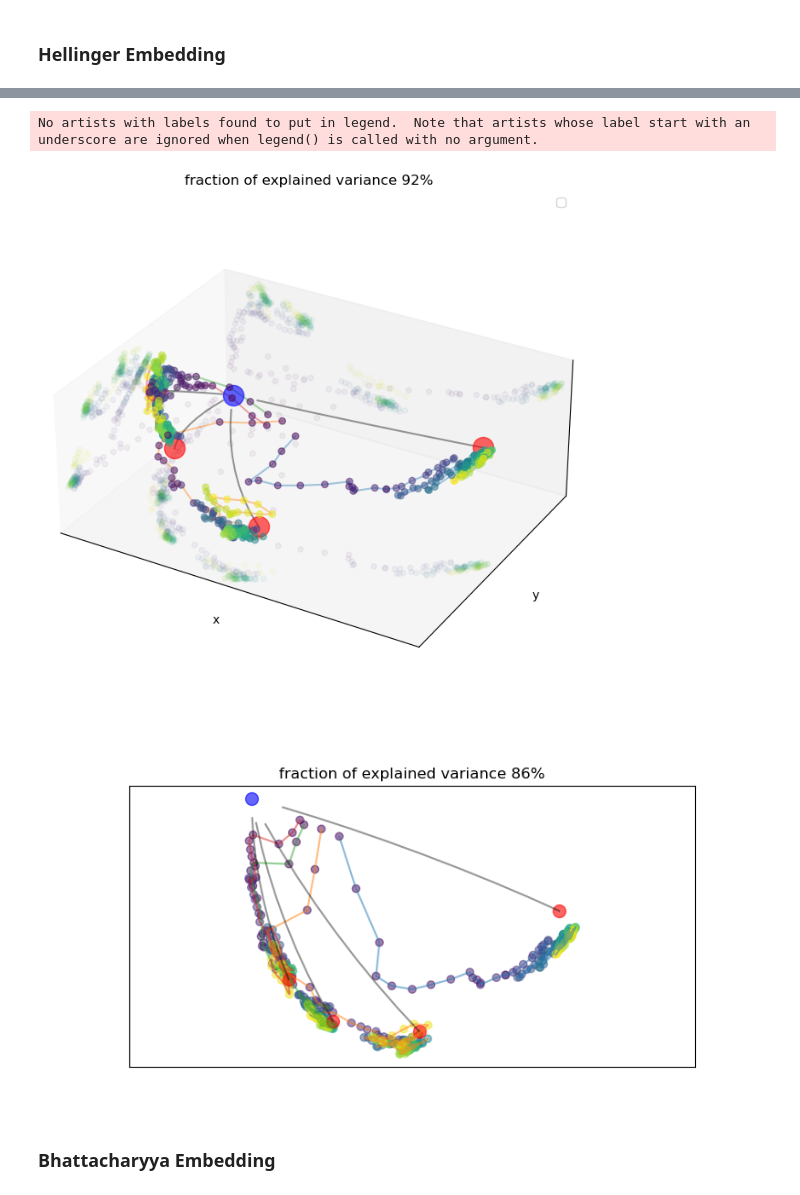
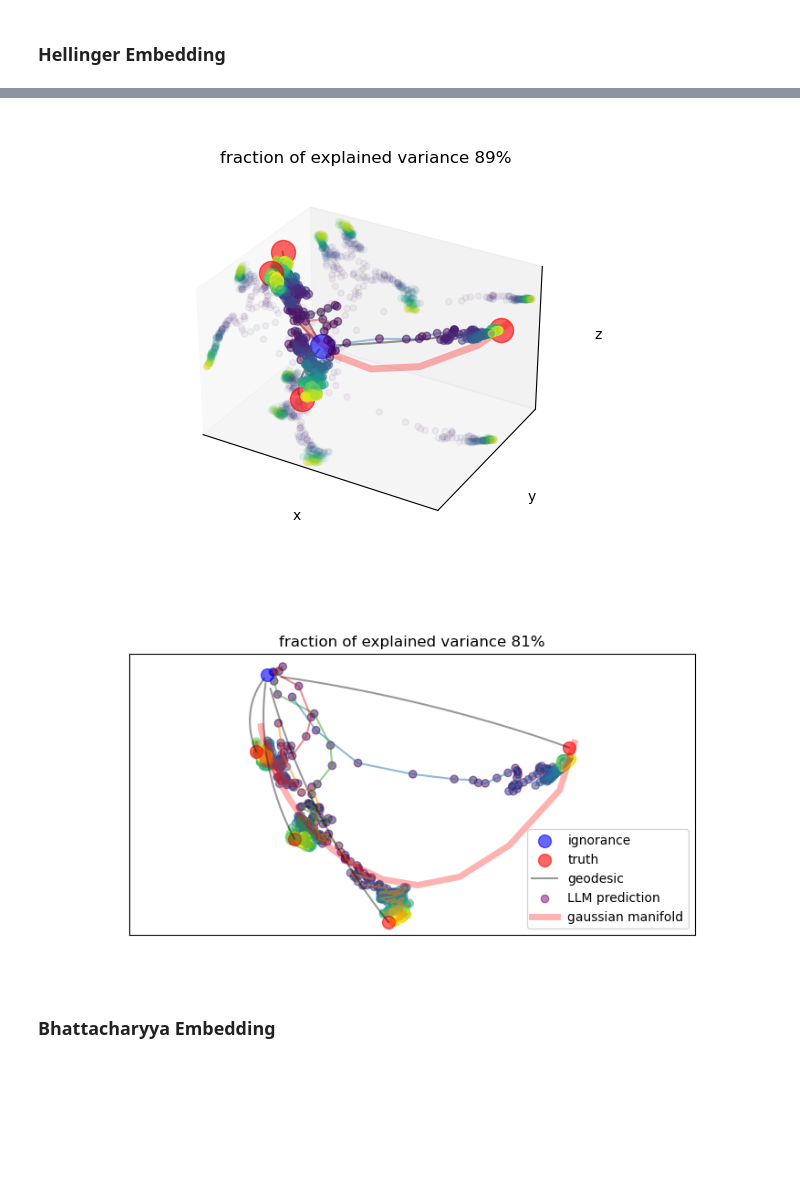
Before and after one commit to AntonioLiu97/LLMICL_inPCA, a Jupyter notebook: inPCA/inPCA_multi_traj.ipynb, the cells around one changed output, grey strips where cells are left out. Saved outputs shown, nothing was run; the diff lists cells and outputs as text; code cells hidden in the pictures; blank space fills up the shorter version.

```diff
--- a/inPCA/inPCA_multi_traj.ipynb
+++ b/inPCA/inPCA_multi_traj.ipynb
@@ -179,10 +220,26 @@ for i in range(len(PDF_list_multi_traj)):
     PDF_list_multi_traj[i] = average_PDF_list(PDF_list_multi_traj[i], avg_interval = avg_interval)
 # %%
 ### Calculate geodesic
-geodesic_steps = 10
 PDF_geodesic_list_multi_traj = []
 example_PDF_list = PDF_list_multi_traj[0]
 for true_stat in true_statistics:
     PDF_geodesic_list_multi_traj += [geodesic_from_true_stat(example_PDF_list,
                                                              true_stat,
                                                              geodesic_steps=geodesic_steps)]
+# %%
+### Calculate gaussian sub-manifold:
+if gaussian_manifold:
+    # same length as geodesic, for easy plotting
+    sigma_list = np.linspace(0,2,geodesic_steps)
+    mean_list = np.array([5]*geodesic_steps)
+    sub_manifold_list = gaussian_manifold_generator(PDF_list, sigma_list, mean_list)
+    PDF_geodesic_list_multi_traj += [sub_manifold_list]
+
+    %matplotlib inline
+    from ipywidgets import interact
+    def plotter(idx):
+        fig=plt.figure(figsize = (5,1))
+        ax = fig.add_subplot(111)
+        sub_manifold_list[idx].plot(ax=ax, statistic = False)
+
+    interact(plotter, idx=(0, geodesic_steps-1, 1))
@@ -274,5 +330,5 @@ array([114.82089231,  32.01321538,   9.22920714])
 # %%
-interactive = 0
+interactive = 1
 
 time_cutoff = -geodesic_steps
 interval = 1
@@ -307,7 +363,7 @@ for i in range(num_trajs):
 ign_index = num_trajs * traj_len
 ax.scatter3D(U_rescaled[ign_index,0], U_rescaled[ign_index,1], U_rescaled[ign_index,2], c='blue', s = 300, alpha = 0.6)
 
-for i in range(num_geodesics):
+for i in range(num_geodesics-gaussian_manifold):
     # geodesics
     start = ign_index+i*(geodesic_steps-1)+1
     end = ign_index+(i+1)*(geodesic_steps-1)+1
@@ -316,40 +372,47 @@ for i in range(num_geodesics):
         ax.plot(U_rescaled[start : end,0],
                 U_rescaled[start : end,1],
                 U_rescaled[start : end,2], c='black', alpha = 0.4)
+
+if gaussian_manifold:
+    # gaussian manifold
+    start = ign_index+(num_geodesics-1)*(geodesic_steps-1)+1
+    end = ign_index+num_geodesics*(geodesic_steps-1)+1
+    ax.plot(U_rescaled[start : end,0], U_rescaled[start : end,1], U_rescaled[start : end,2], c='red', alpha = 0.3, lw = 5, label = "gaussian manifold")
+
+
 if not interactive:
     ax.legend()
 
 
 x_min, x_max = U_rescaled[:,0].min(), U_rescaled[:,0].max()
 y_min, y_max = U_rescaled[:,1].min(), U_rescaled[:,1].max()
 z_min, z_max = U_rescaled[:,2].min(), U_rescaled[:,2].max()
 ax.set_xlim(x_min, x_max)
 ax.set_ylim(y_min, y_max)
 ax.set_zlim(z_min, z_max)
 
 if shadows:
     for zdir, zs, idx_tuple in zip(['x','y','z'],[x_min, y_max, z_min],[(1,2),(0,2),(0,1)]):
         for i in range(len(PDF_list_multi_traj)):
             ax.scatter(U_rescaled[i*traj_len:(i+1)*traj_len:interval,idx_tuple[0]], U_rescaled[i*traj_len:(i+1)*traj_len:interval,idx_tuple[1]], c=range(int(traj_len/interval)), alpha = shadow_alpha, zs=zs, zdir=zdir)
 
 
 ax.set_xticks([])
 ax.set_yticks([])
 ax.set_zticks([])
 
 ax.set_xlabel('x')
 ax.set_ylabel('y')
 ax.set_zlabel('z')
 
 plt.title(f"fraction of explained variance {explained_var[2]/total_var*100:.0f}%")
 # plt.axis('equal')
 ax.set_aspect('equal')
 if not interactive:
     plt.savefig(save_path)
 plt.show()
 # %% [output]
-No artists with labels found to put in legend.  Note that artists whose label start with an underscore are ignored when legend() is called with no argument.
-[figure, old version]
+[figure, new version]
 # %%
 dim1 = 0
 dim2 = 1
@@ -363,7 +426,7 @@ for i in range(len(PDF_list_multi_traj)):
 ign_index = num_trajs * traj_len
 ax.scatter(U_rescaled[ign_index,dim1], U_rescaled[ign_index,dim2], c='blue', s = 100, alpha = 0.6)
 
-for i in range(num_geodesics):
+for i in range(num_geodesics-gaussian_manifold):
     # geodesics
     start = ign_index+i*(geodesic_steps-1)+1
     end = ign_index+(i+1)*(geodesic_steps-1)+1
@@ -371,14 +434,30 @@ for i in range(num_geodesics):
     if geodesic:
         ax.plot(U_rescaled[start : end,dim1],
                 U_rescaled[start : end,dim2], c='black', alpha = 0.4)
+
+
+ax.scatter([],[], c='blue', s = 100, alpha = 0.6, label = 'ignorance')
+ax.scatter([],[], c='red', s = 100, alpha = 0.6, label = 'truth')
+if geodesic:
+    ax.plot([], c='black', alpha=0.4, label = 'geodesic')
+ax.scatter([],[], c='purple', alpha = 0.5, label = "LLM prediction")
+
+if gaussian_manifold:
+    # gaussian manifold
+    start = ign_index+(num_geodesics-1)*(geodesic_steps-1)+1
+    end = ign_index+num_geodesics*(geodesic_steps-1)+1
+    ax.plot(U_rescaled[start : end,dim1],
+                U_rescaled[start : end,dim2], c='red', alpha = 0.3, lw = 5, label = "gaussian manifold")
+
 plt.xticks([])  # Turn off x-axis ticks
 plt.yticks([])  # Turn off y-axis ticks
+plt.legend(loc = 'best')
 plt.title(f"fraction of explained variance {explained_var[1]/total_var*100:.0f}%")
 plt.axis('equal');
 save_path = f"{name}_Hellinger_2D.png"
 plt.savefig(save_path)
 # %% [output]
-[figure, old version]
+[figure, new version]
 # %% [markdown]
 ### Bhattacharyya Embedding
 # %%
```
Also changed, not shown: parts of 8 cells of this notebook, 2 other files.
